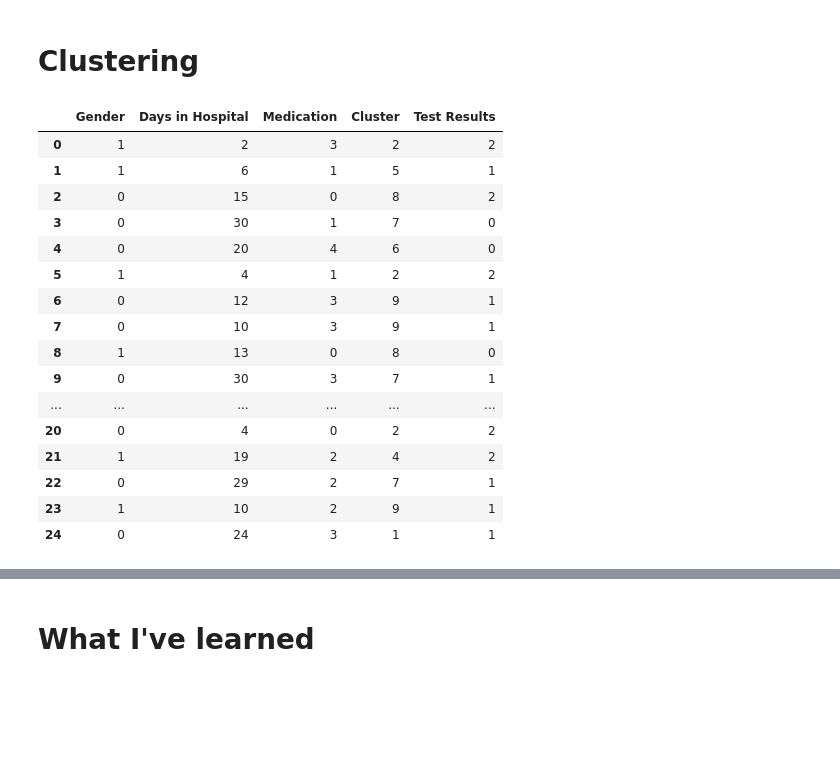
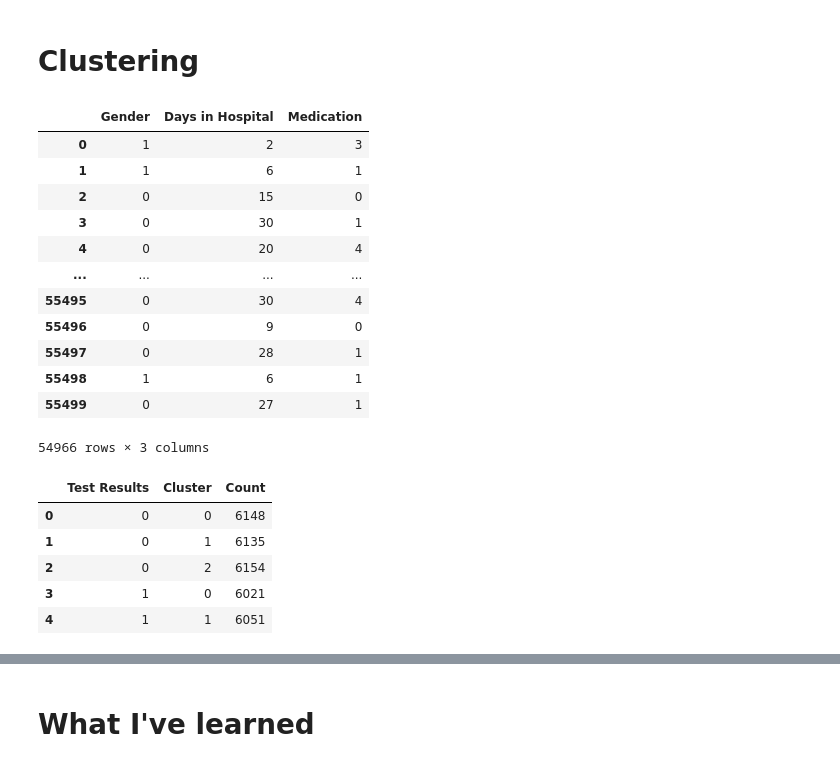
Before and after one commit to johne18/ml_learnings, a Jupyter notebook: [3] healthcare-dataset.ipynb, the cells around one changed output, grey strips where cells are left out. Saved outputs shown, nothing was run; the diff lists cells and outputs as text; code cells hidden in the pictures; blank space fills up the shorter version.

```diff
--- a/[3] healthcare-dataset.ipynb
+++ b/[3] healthcare-dataset.ipynb
@@ -419 +420,17 @@ from sklearn.cluster import KMeans
+# %%
+x
+# %% [output]
+|  | Gender | Days in Hospital | Medication |
+| 0 | 1 | 2 | 3 |
+| 1 | 1 | 6 | 1 |
+| 2 | 0 | 15 | 0 |
+| 3 | 0 | 30 | 1 |
+| 4 | 0 | 20 | 4 |
+| ... | ... | ... | ... |
+| 55495 | 0 | 30 | 4 |
+| 55496 | 0 | 9 | 0 |
+| 55497 | 0 | 28 | 1 |
+| 55498 | 1 | 6 | 1 |
+| 55499 | 0 | 27 | 1 |
+54966 rows × 3 columns
 # %%
@@ -426,20 +444,10 @@ x_copy["Test Results"] = y
-# %%
-x_copy.head(25)
-# %% [output]
-|  | Gender | Days in Hospital | Medication | Cluster | Test Results |
-| 0 | 1 | 2 | 3 | 2 | 2 |
-| 1 | 1 | 6 | 1 | 5 | 1 |
-| 2 | 0 | 15 | 0 | 8 | 2 |
-| 3 | 0 | 30 | 1 | 7 | 0 |
-| 4 | 0 | 20 | 4 | 6 | 0 |
-| 5 | 1 | 4 | 1 | 2 | 2 |
-| 6 | 0 | 12 | 3 | 9 | 1 |
-| 7 | 0 | 10 | 3 | 9 | 1 |
-| 8 | 1 | 13 | 0 | 8 | 0 |
-| 9 | 0 | 30 | 3 | 7 | 1 |
-| ... | ... | ... | ... | ... | ... |
-| 20 | 0 | 4 | 0 | 2 | 2 |
-| 21 | 1 | 19 | 2 | 4 | 2 |
-| 22 | 0 | 29 | 2 | 7 | 1 |
-| 23 | 1 | 10 | 2 | 9 | 1 |
-| 24 | 0 | 24 | 3 | 1 | 1 |
+# %%
+x_copy_group_by = x_copy.groupby(["Test Results", "Cluster"]).size().reset_index(name="Count")
+x_copy_group_by.head(5)
+# %% [output]
+|  | Test Results | Cluster | Count |
+| 0 | 0 | 0 | 6148 |
+| 1 | 0 | 1 | 6135 |
+| 2 | 0 | 2 | 6154 |
+| 3 | 1 | 0 | 6021 |
+| 4 | 1 | 1 | 6051 |
```
Also changed, not shown: parts of 5 cells of this notebook.
